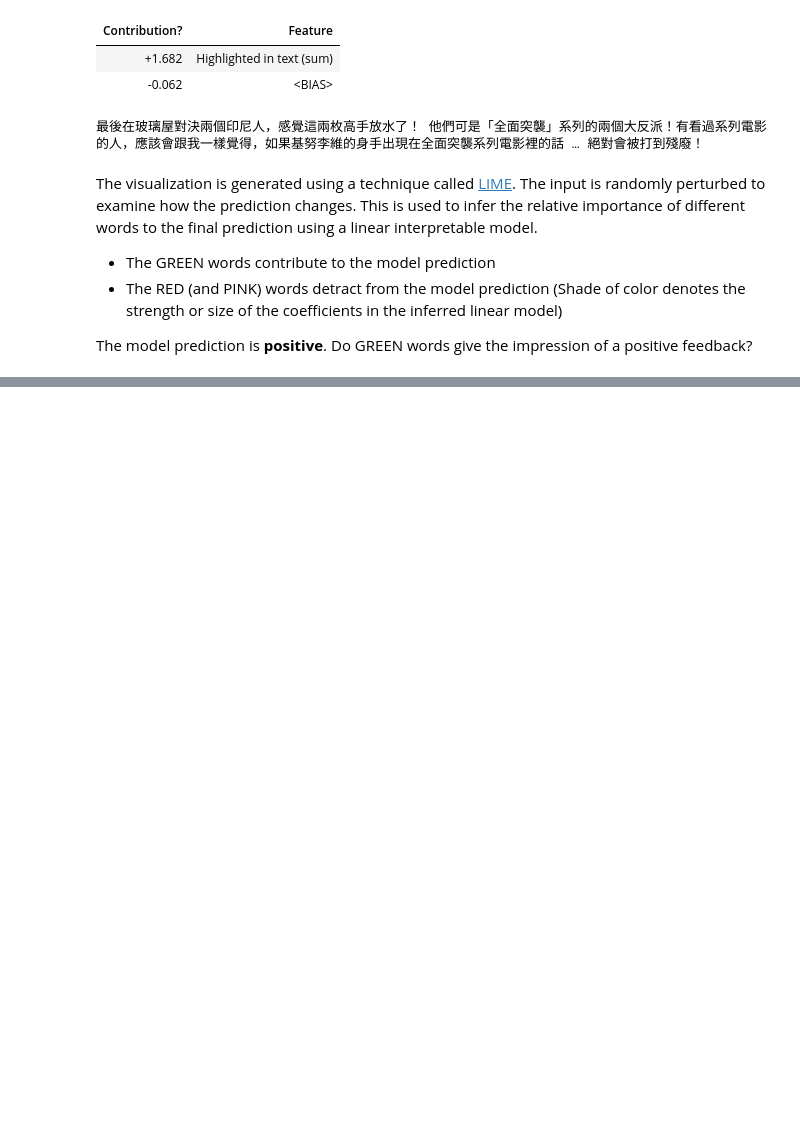
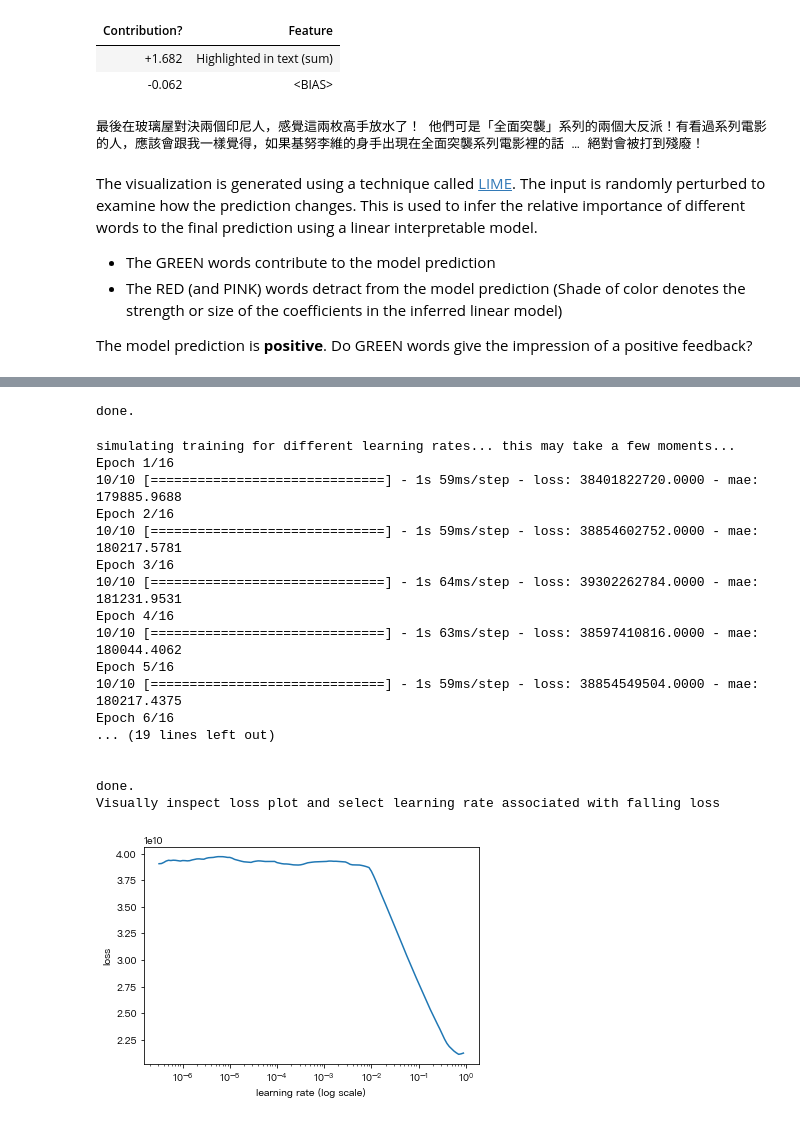
Before and after one commit to alvinntnu/python-notes, a Jupyter notebook: ktrain-tutorial-explaining-predictions.ipynb, the cells around one changed output, grey strips where cells are left out. Cells and saved outputs as stored; diff of their text form; code cells hidden in the pictures; blank space fills up the shorter version.

Commit message:
ktrain

```diff
--- a/ktrain-tutorial-explaining-predictions.ipynb
+++ b/ktrain-tutorial-explaining-predictions.ipynb
@@ -279,0 +338,7 @@ For more information, see the [tutorial notebook on tabular models](https://nbvi
+# %%
+## loading data
+train_df = pd.read_csv('housing_price/train.csv', index_col=0)
+train_df.head()
+
+train_df.drop(['Alley','PoolQC','MiscFeature','Fence','FireplaceQu','Utilities'], 1, inplace=True)
+train_df.head()
@@ -279,0 +353,4 @@ For more information, see the [tutorial notebook on tabular models](https://nbvi
+# %%
+
+trn, val, preproc = tabular.tabular_from_df(train_df, is_regression=True,
+                                             label_columns='SalePrice', random_state=42)
@@ -279,0 +367,26 @@ For more information, see the [tutorial notebook on tabular models](https://nbvi
+# %%
+model = tabular.tabular_regression_model('mlp', trn)
+learner = ktrain.get_learner(model, train_data=trn, val_data=val, batch_size=128)
+# %% [output]
+done.
+# %%
+learner.lr_find(show_plot=True, max_epochs=16)
+# %% [output]
+simulating training for different learning rates... this may take a few moments...
+Epoch 1/16
+10/10 [==============================] - 1s 59ms/step - loss: 38401822720.0000 - mae: 179885.9688
+Epoch 2/16
+10/10 [==============================] - 1s 59ms/step - loss: 38854602752.0000 - mae: 180217.5781
+Epoch 3/16
+10/10 [==============================] - 1s 64ms/step - loss: 39302262784.0000 - mae: 181231.9531
+Epoch 4/16
+10/10 [==============================] - 1s 63ms/step - loss: 38597410816.0000 - mae: 180044.4062
+Epoch 5/16
+10/10 [==============================] - 1s 59ms/step - loss: 38854549504.0000 - mae: 180217.4375
+Epoch 6/16
+... (19 lines left out)
+
+
+done.
+Visually inspect loss plot and select learning rate associated with falling loss
+[figure, added]
```
Also changed, not shown: parts of 25 cells of this notebook.
